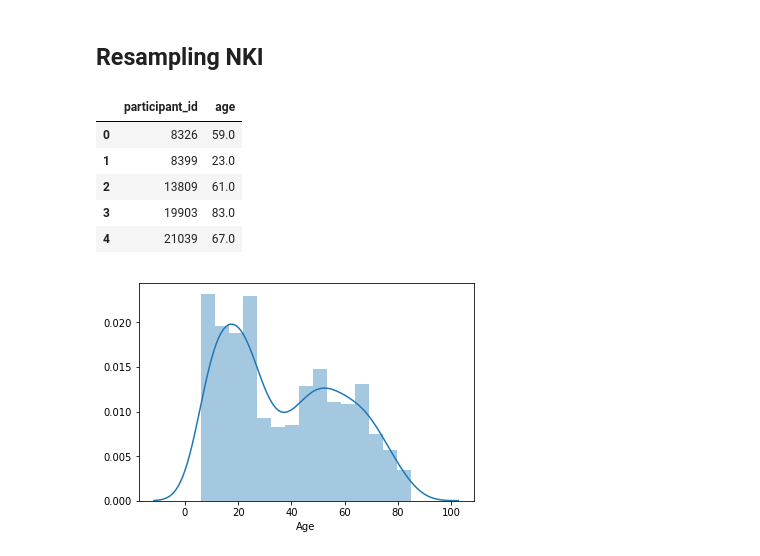
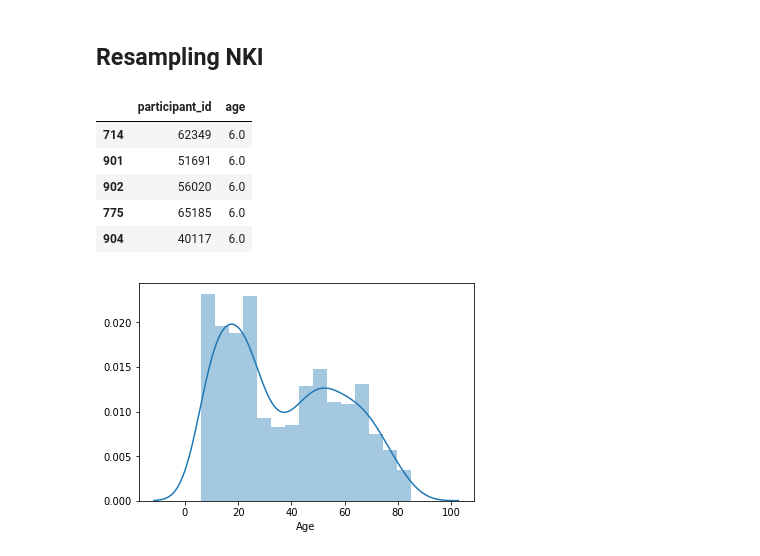
Before and after one commit to niniko1997/heudiconv_conversion, a Jupyter notebook: hypothesis_one.ipynb, the cells around one changed output. Cells and saved outputs as stored; diff of their text form; code cells hidden in the pictures.

```diff
--- a/hypothesis_one.ipynb
+++ b/hypothesis_one.ipynb
@@ -103,14 +174,15 @@ nki_pheno = pd.read_csv(nki_phenoFile, sep='\t')
 # %%
 nki_pheno = nki_pheno[['participant_id', 'age']]
 nki_pheno.participant_id = [int(x[1:]) for x in nki_pheno.participant_id]
+nki_pheno = nki_pheno.sort_values(by='age')
 nki_pheno.head()
 # %% [output]
 |  | participant_id | age |
-| 0 | 8326 | 59.0 |
-| 1 | 8399 | 23.0 |
-| 2 | 13809 | 61.0 |
-| 3 | 19903 | 83.0 |
-| 4 | 21039 | 67.0 |
+| 714 | 62349 | 6.0 |
+| 901 | 51691 | 6.0 |
+| 902 | 56020 | 6.0 |
+| 775 | 65185 | 6.0 |
+| 904 | 40117 | 6.0 |
 # %%
 sns.distplot(nki_pheno.age, bins = num_bins(nki_pheno, "age"), axlabel="Age")
 pyplot.show()
```
Also changed, not shown: parts of 8 cells of this notebook.
